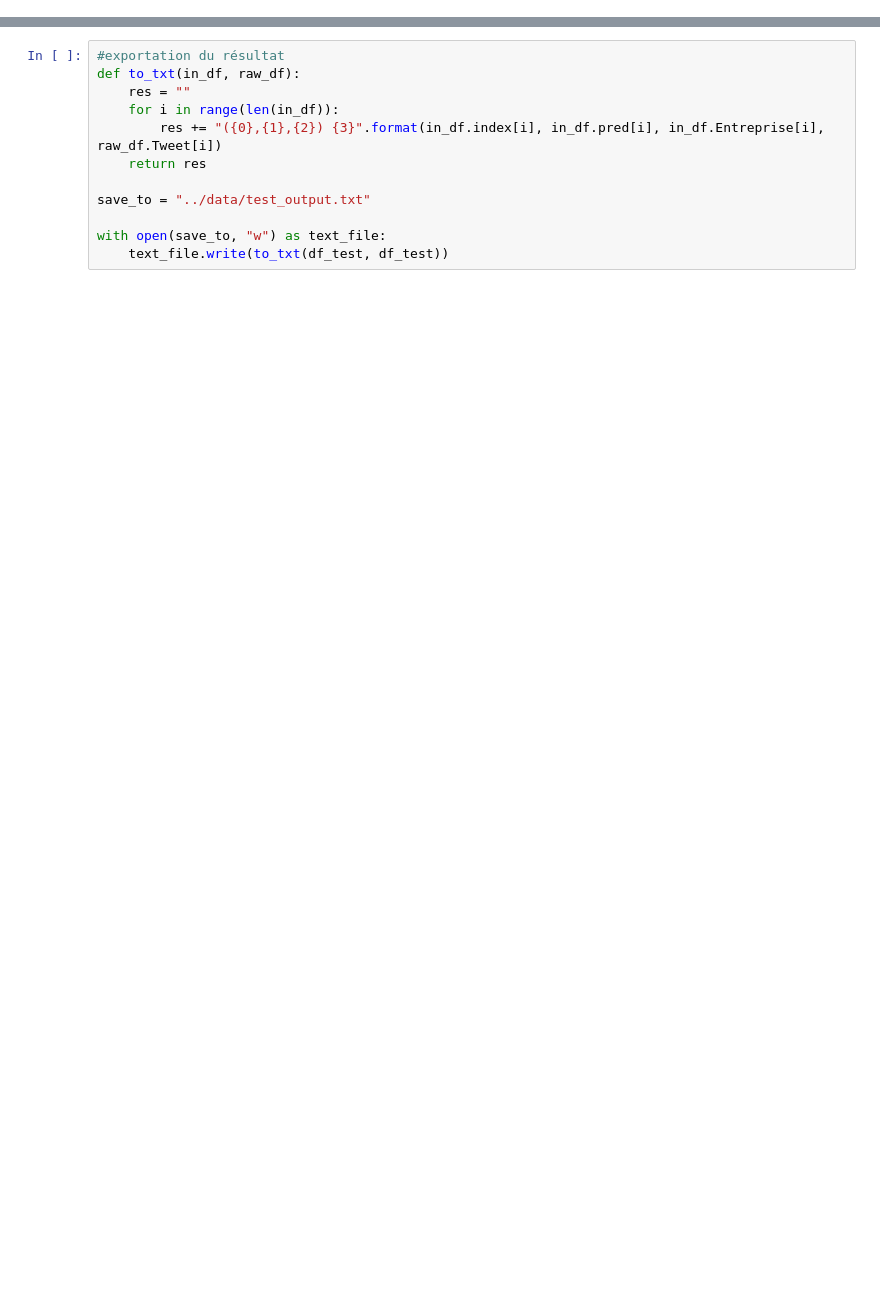
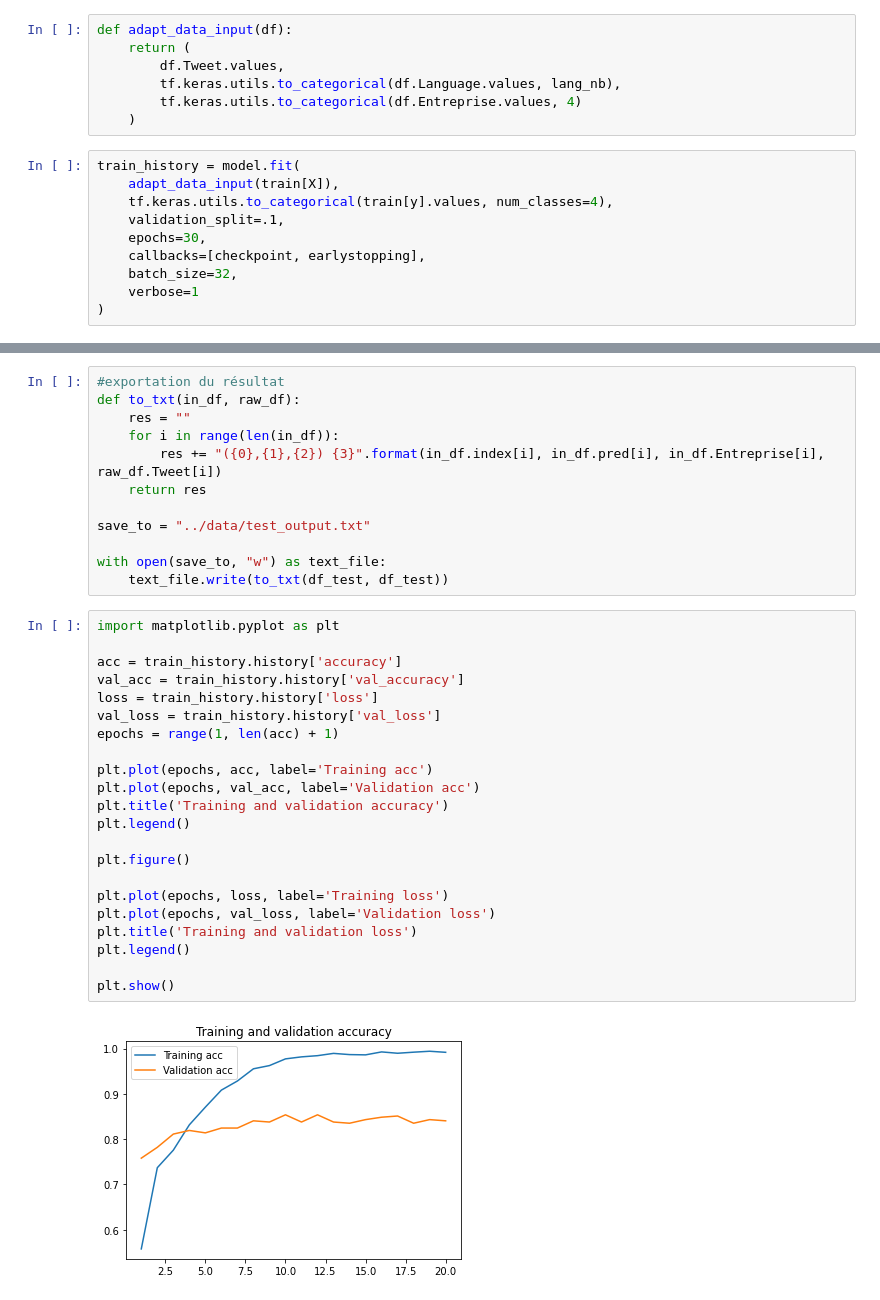
Before and after one commit to al-one-zero/extraction, a Jupyter notebook: notebooks/bert.ipynb, the cells around one changed output, grey strips where cells are left out. Drawn from its saved outputs; the diff is of its cells as text; blank space fills up the shorter version.

```diff
--- a/notebooks/bert.ipynb
+++ b/notebooks/bert.ipynb
@@ -127,0 +99,17 @@ Epoch 00010: val_accuracy did not improve from 0.82207
+# %%
+def adapt_data_input(df):
+    return (
+        df.Tweet.values,
+        tf.keras.utils.to_categorical(df.Language.values, lang_nb),
+        tf.keras.utils.to_categorical(df.Entreprise.values, 4)
+    )
+# %%
+train_history = model.fit(
+    adapt_data_input(train[X]),
+    tf.keras.utils.to_categorical(train[y].values, num_classes=4),
+    validation_split=.1,
+    epochs=30,
+    callbacks=[checkpoint, earlystopping],
+    batch_size=32,
+    verbose=1
+)
@@ -182,3 +200,27 @@ save_to = "../data/test_output.txt"
 
 with open(save_to, "w") as text_file:
     text_file.write(to_txt(df_test, df_test))
+# %%
+import matplotlib.pyplot as plt
+
+acc = train_history.history['accuracy']
+val_acc = train_history.history['val_accuracy']
+loss = train_history.history['loss']
+val_loss = train_history.history['val_loss']
+epochs = range(1, len(acc) + 1)
+
+plt.plot(epochs, acc, label='Training acc')
+plt.plot(epochs, val_acc, label='Validation acc')
+plt.title('Training and validation accuracy')
+plt.legend()
+
+plt.figure()
+
+plt.plot(epochs, loss, label='Training loss')
+plt.plot(epochs, val_loss, label='Validation loss')
+plt.title('Training and validation loss')
+plt.legend()
+
+plt.show()
+# %% [output]
+[figure, added]
```
Also changed, not shown: parts of 19 cells of this notebook, 2 other files.
